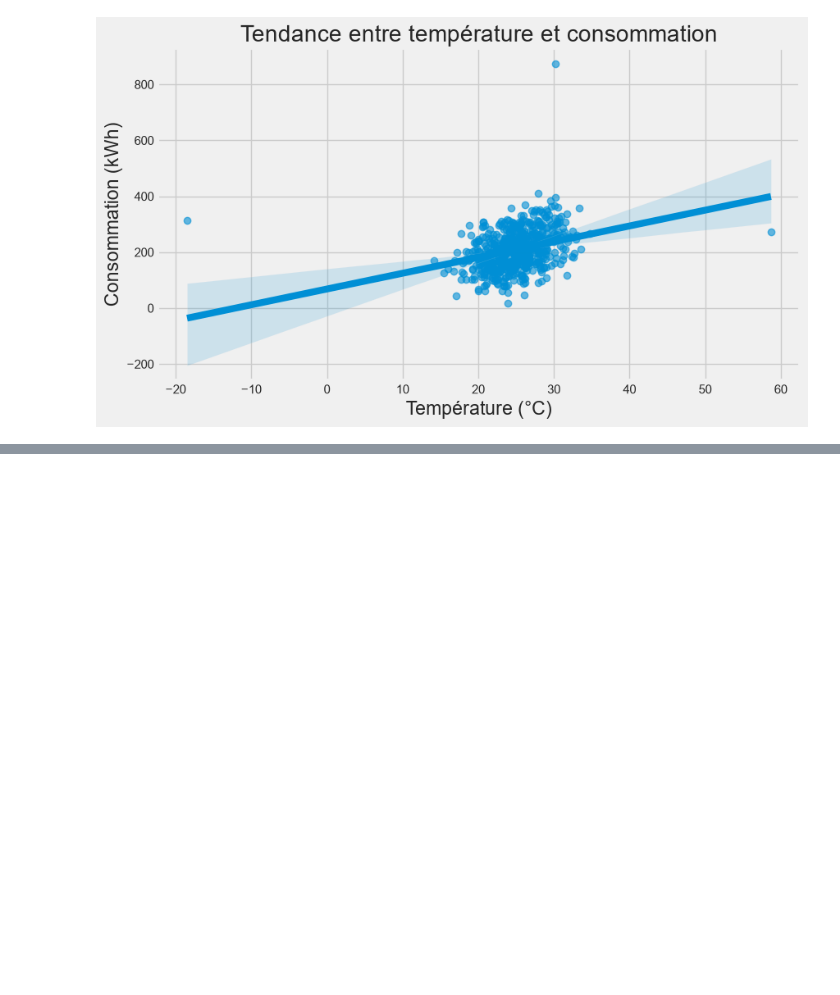
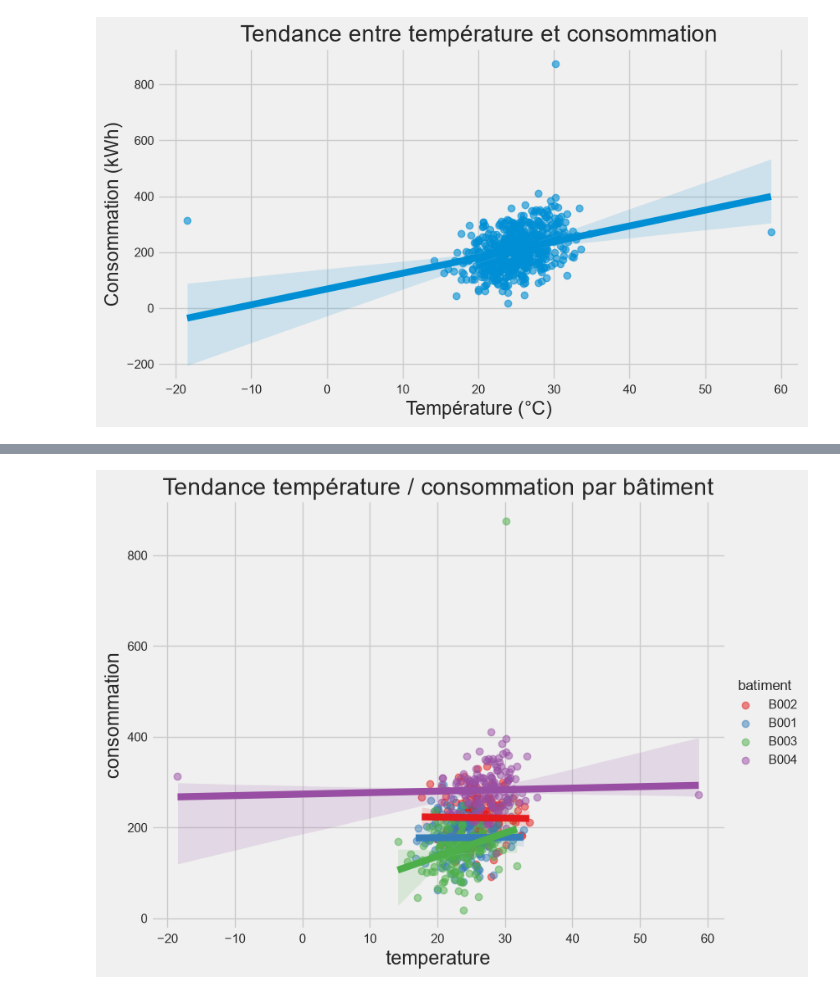
Before and after one commit to khadijagueye235/Atelier_seaborn, a Jupyter notebook: notebooks/atelier_seaborn_iot.ipynb, the cells around one changed output, grey strips where cells are left out. Drawn from its saved outputs; the diff is of its cells as text; code cells hidden in the pictures; blank space fills up the shorter version.

Commit message:
partie 8(Régression avec lmplot() ):terminée

```diff
--- a/notebooks/atelier_seaborn_iot.ipynb
+++ b/notebooks/atelier_seaborn_iot.ipynb
@@ -341,0 +347,7 @@ plt.show()
+# %%
+sns.lmplot(data=df, x="temperature", y="consommation", hue="batiment",
+           height=6, aspect=1.3, scatter_kws={"alpha": 0.5},palette="Set1")
+plt.title("Tendance température / consommation par bâtiment")
+plt.show()
+# %% [output]
+[figure, added]
```
Also changed, not shown: parts of 1 cell of this notebook.
